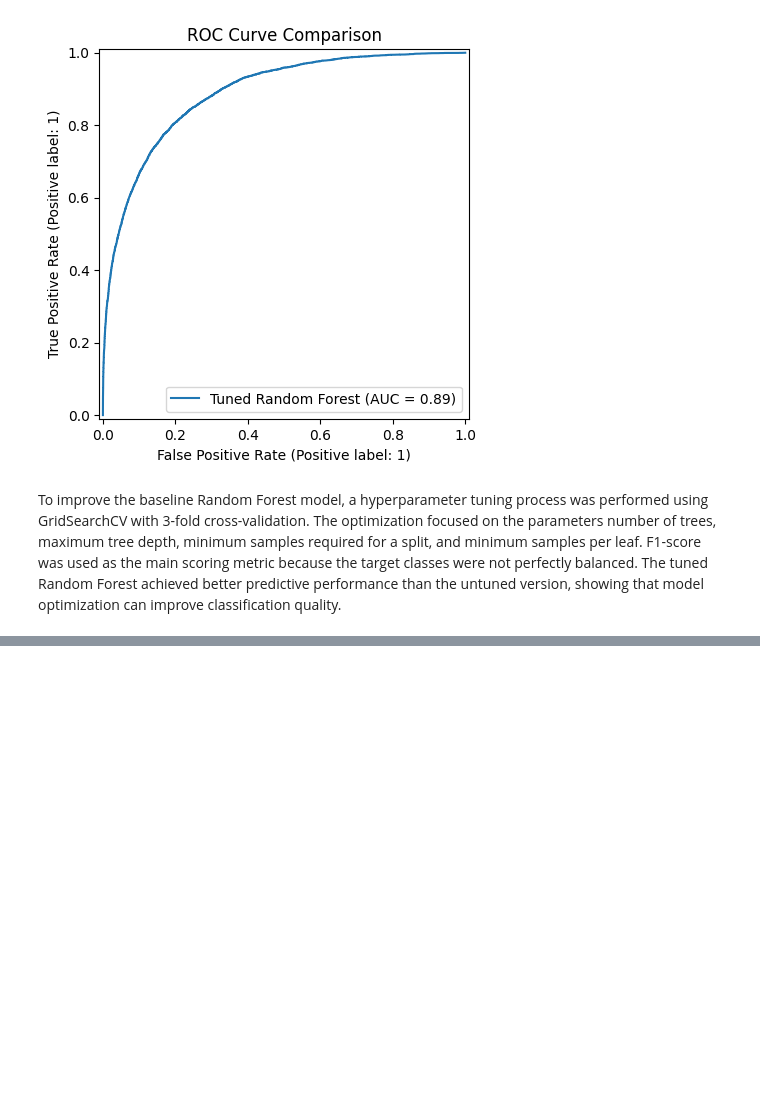
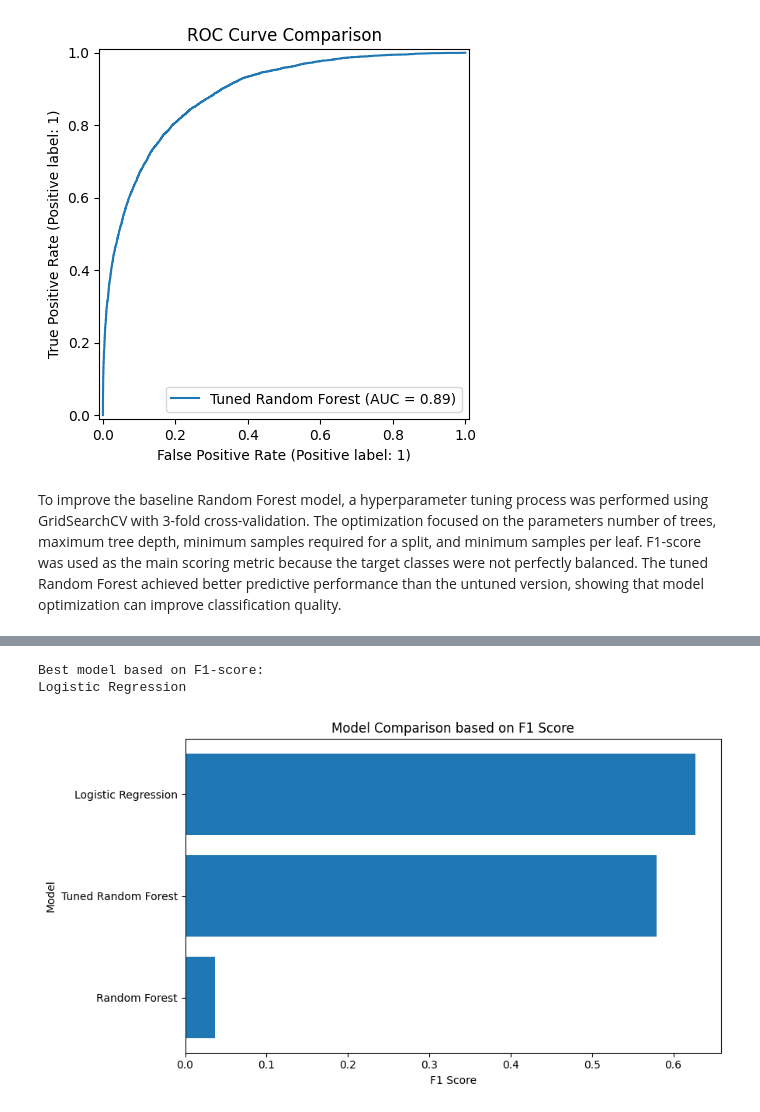
Before and after one commit to SirApollyon/weather-forecast-project, a Jupyter notebook: notebooks/weather_prediction.ipynb, the cells around one changed output, grey strips where cells are left out. Cells and saved outputs as stored; diff of their text form; code cells hidden in the pictures; blank space fills up the shorter version.

Commit message:
Add hyperparameter tuning and final model evaluation

```diff
--- a/notebooks/weather_prediction.ipynb
+++ b/notebooks/weather_prediction.ipynb
@@ -648,0 +693,18 @@ The tuned Random Forest achieved better predictive performance than the untuned
+# %%
+print("Best model based on F1-score:")
+print(best_model_row["Model"])
+# %% [output]
+Best model based on F1-score:
+Logistic Regression
+# %%
+results_plot = results_tuned.sort_values(by="F1", ascending=True)
+
+plt.figure(figsize=(9, 5))
+plt.barh(results_plot["Model"], results_plot["F1"])
+plt.title("Model Comparison based on F1 Score")
+plt.xlabel("F1 Score")
+plt.ylabel("Model")
+plt.tight_layout()
+plt.show()
+# %% [output]
+[figure, added]
```
Also changed, not shown: parts of 12 cells of this notebook, 2 other files.
